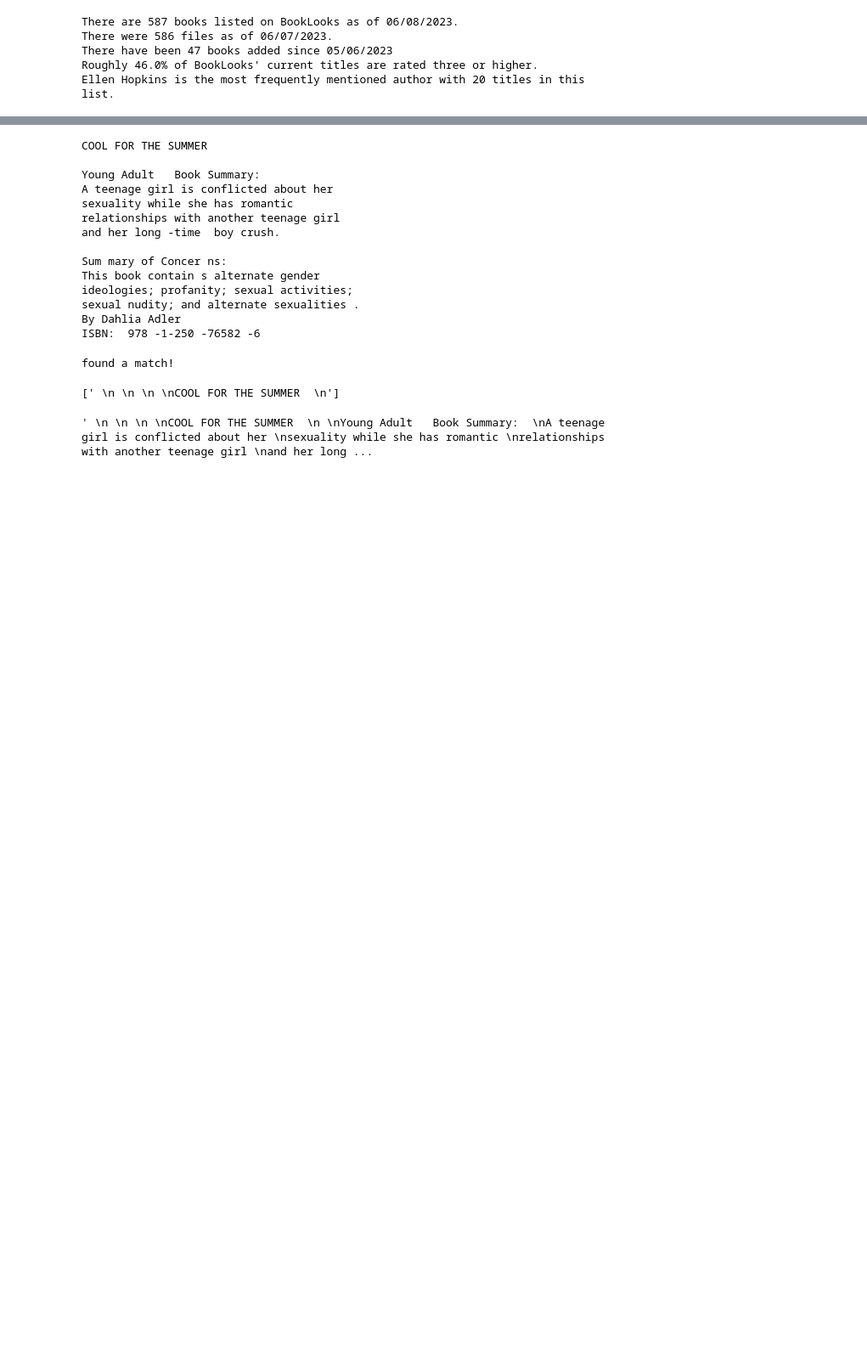
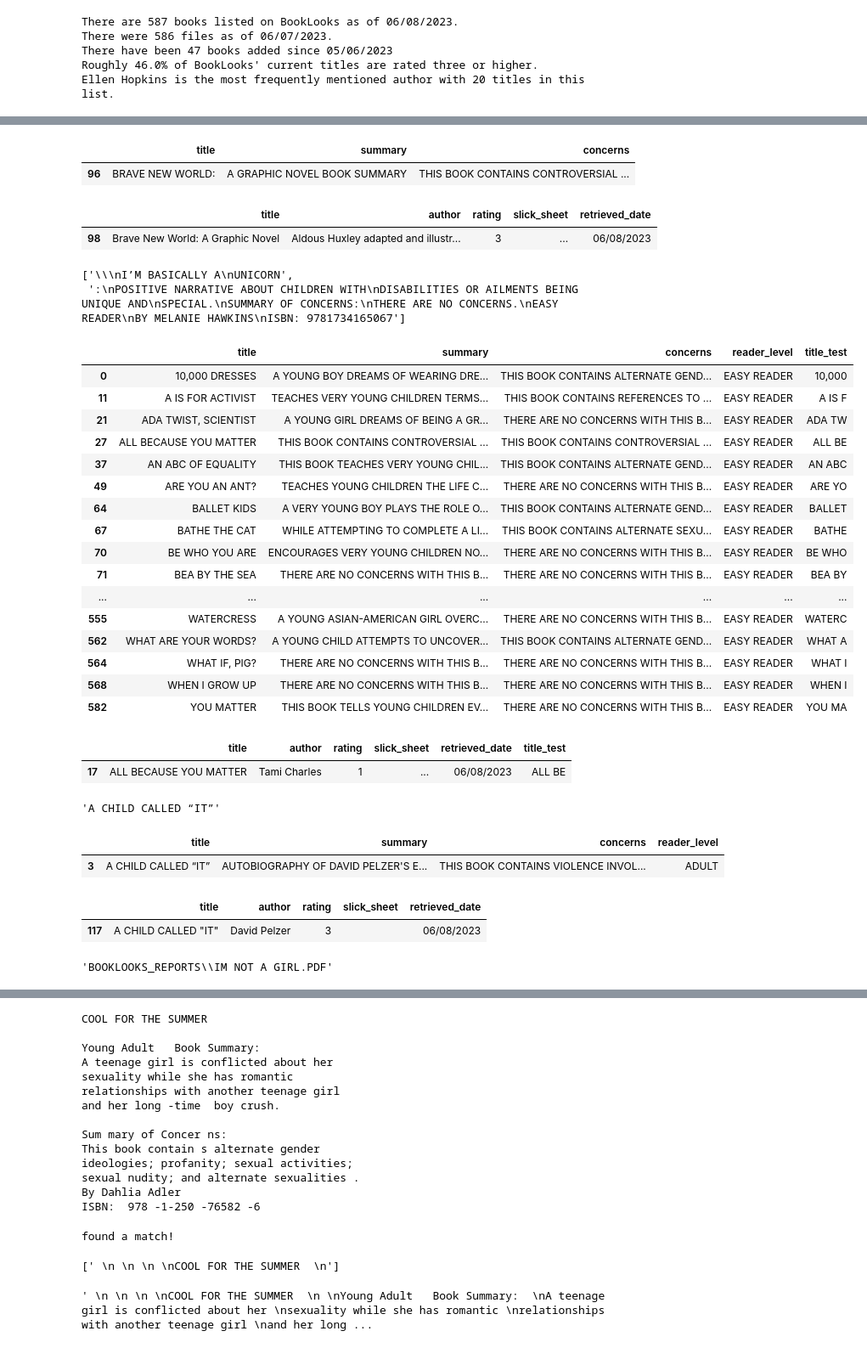
Before and after one commit to Culler1/BookLooks_Scraper_neat, a Jupyter notebook: PDF scraping.ipynb, the cells around one changed output, grey strips where cells are left out. Shown: that part at 85% size. Drawn from its saved outputs; the diff is of its cells as text; code cells hidden in the pictures; blank space fills up the shorter version.

```diff
--- a/PDF scraping.ipynb
+++ b/PDF scraping.ipynb
@@ -50,0 +36,4 @@ pdf_text.split("\n")
+# %%
+summary_reports=pd.DataFrame(d)
+# %%
+summary_reports['reader_level']=summary_reports.concerns.str.replace("THIS BOOK CONTAINS ",'').str.split(".",expand=True)[1]
@@ -50,0 +96,62 @@ pdf_text.split("\n")
+# %%
+summary_reports[summary_reports.title.str.contains("BRAVE NEW")]
+# %% [output]
+|  | title | summary | concerns |
+| 96 | BRAVE NEW WORLD: | A GRAPHIC NOVEL BOOK SUMMARY | THIS BOOK CONTAINS CONTROVERSIAL ... |
+# %%
+df1[df1.title.str.contains("Brave New ",case=False)]
+# %% [output]
+|  | title | author | rating | slick_sheet | retrieved_date |
+| 98 | Brave New World: A Graphic Novel | Aldous Huxley adapted and illustr... | 3 | ... | 06/08/2023 |
+# %%
+pdf_text1[240].split("\nBOOK SUMMARY")
+# %% [output]
+['\\\nI’M BASICALLY A\nUNICORN',
+ ':\nPOSITIVE NARRATIVE ABOUT CHILDREN WITH\nDISABILITIES OR AILMENTS BEING UNIQUE AND\nSPECIAL.\nSUMMARY OF CONCERNS:\nTHERE ARE NO CONCERNS.\nEASY READER\nBY MELANIE HAWKINS\nISBN: 9781734165067']
+# %%
+summary_reports['title_test']=summary_reports.title.str[:6]
+# %%
+df1['title_test']=df1.title.str[:6]
+# %%
+summary_reports[(summary_reports.reader_level.str.contains("EASY",case=False,na=False))&(summary_reports.title.isin(df1.title))]
+# %% [output]
+|  | title | summary | concerns | reader_level | title_test |
+| 0 | 10,000 DRESSES | A YOUNG BOY DREAMS OF WEARING DRE... | THIS BOOK CONTAINS ALTERNATE GEND... | EASY READER | 10,000 |
+| 11 | A IS FOR ACTIVIST | TEACHES VERY YOUNG CHILDREN TERMS... | THIS BOOK CONTAINS REFERENCES TO ... | EASY READER | A IS F |
+| 21 | ADA TWIST, SCIENTIST | A YOUNG GIRL DREAMS OF BEING A GR... | THERE ARE NO CONCERNS WITH THIS B... | EASY READER | ADA TW |
+| 27 | ALL BECAUSE YOU MATTER | THIS BOOK CONTAINS CONTROVERSIAL ... | THIS BOOK CONTAINS CONTROVERSIAL ... | EASY READER | ALL BE |
+| 37 | AN ABC OF EQUALITY | THIS BOOK TEACHES VERY YOUNG CHIL... | THIS BOOK CONTAINS ALTERNATE GEND... | EASY READER | AN ABC |
+| 49 | ARE YOU AN ANT? | TEACHES YOUNG CHILDREN THE LIFE C... | THERE ARE NO CONCERNS WITH THIS B... | EASY READER | ARE YO |
+| 64 | BALLET KIDS | A VERY YOUNG BOY PLAYS THE ROLE O... | THIS BOOK CONTAINS ALTERNATE GEND... | EASY READER | BALLET |
+| 67 | BATHE THE CAT | WHILE ATTEMPTING TO COMPLETE A LI... | THIS BOOK CONTAINS ALTERNATE SEXU... | EASY READER | BATHE |
+| 70 | BE WHO YOU ARE | ENCOURAGES VERY YOUNG CHILDREN NO... | THERE ARE NO CONCERNS WITH THIS B... | EASY READER | BE WHO |
+| 71 | BEA BY THE SEA | THERE ARE NO CONCERNS WITH THIS B... | THERE ARE NO CONCERNS WITH THIS B... | EASY READER | BEA BY |
+| ... | ... | ... | ... | ... | ... |
+| 555 | WATERCRESS | A YOUNG ASIAN-AMERICAN GIRL OVERC... | THERE ARE NO CONCERNS WITH THIS B... | EASY READER | WATERC |
+| 562 | WHAT ARE YOUR WORDS? | A YOUNG CHILD ATTEMPTS TO UNCOVER... | THIS BOOK CONTAINS ALTERNATE GEND... | EASY READER | WHAT A |
+| 564 | WHAT IF, PIG? | THERE ARE NO CONCERNS WITH THIS B... | THERE ARE NO CONCERNS WITH THIS B... | EASY READER | WHAT I |
+| 568 | WHEN I GROW UP | THERE ARE NO CONCERNS WITH THIS B... | THERE ARE NO CONCERNS WITH THIS B... | EASY READER | WHEN I |
+| 582 | YOU MATTER | THIS BOOK TELLS YOUNG CHILDREN EV... | THERE ARE NO CONCERNS WITH THIS B... | EASY READER | YOU MA |
+# %%
+df1[df1.title=='ALL BECAUSE YOU MATTER']
+# %% [output]
+|  | title | author | rating | slick_sheet | retrieved_date | title_test |
+| 17 | ALL BECAUSE YOU MATTER | Tami Charles | 1 | ... | 06/08/2023 | ALL BE |
+# %%
+summary_reports.iloc[3].title
+# %% [output]
+'A CHILD CALLED “IT”'
+# %%
+summary_reports[summary_reports.title=='A CHILD CALLED “IT”']
+# %% [output]
+|  | title | summary | concerns | reader_level |
+| 3 | A CHILD CALLED “IT” | AUTOBIOGRAPHY OF DAVID PELZER'S E... | THIS BOOK CONTAINS VIOLENCE INVOL... | ADULT |
+# %%
+df1[df1.title=='A CHILD CALLED "IT"']
+# %% [output]
+|  | title | author | rating | slick_sheet | retrieved_date |
+| 117 | A CHILD CALLED "IT" | David Pelzer | 3 |  | 06/08/2023 |
+# %%
+book_looks_files[241]
+# %% [output]
+'BOOKLOOKS_REPORTS\\IM NOT A GIRL.PDF'
```
Also changed, not shown: parts of 35 cells of this notebook.
